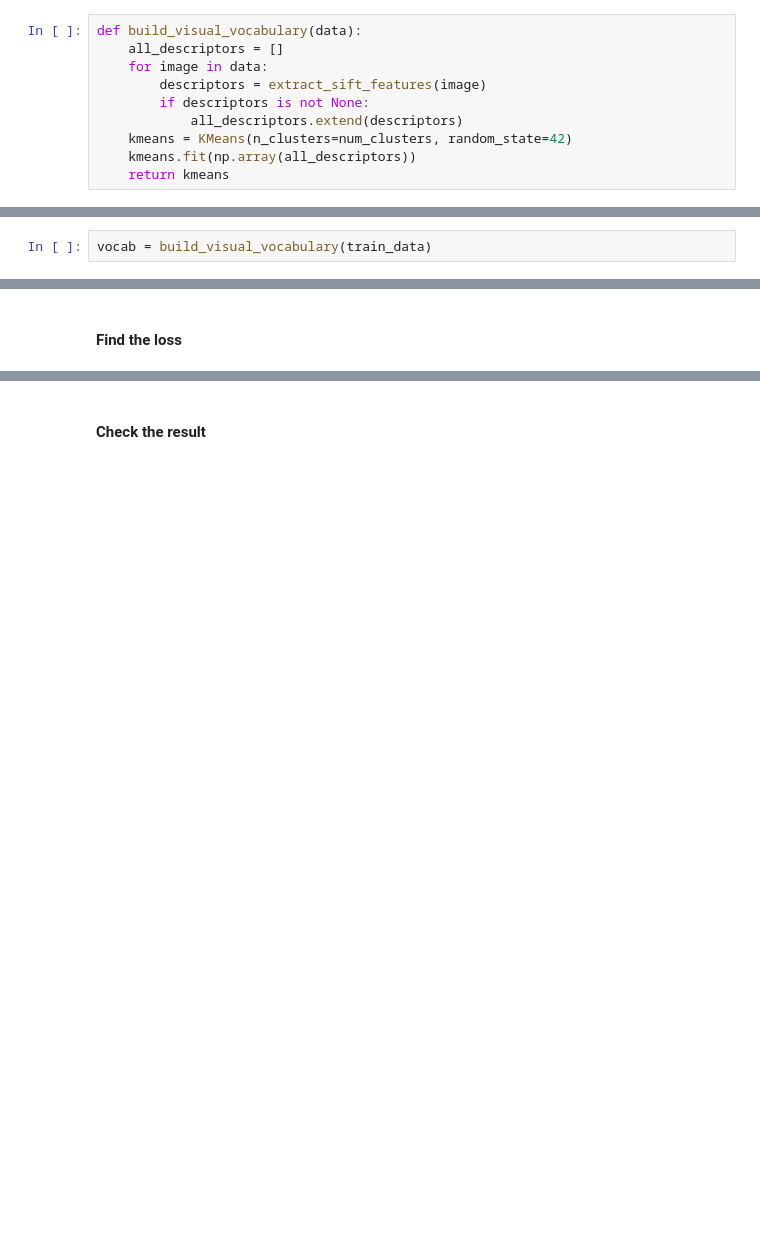
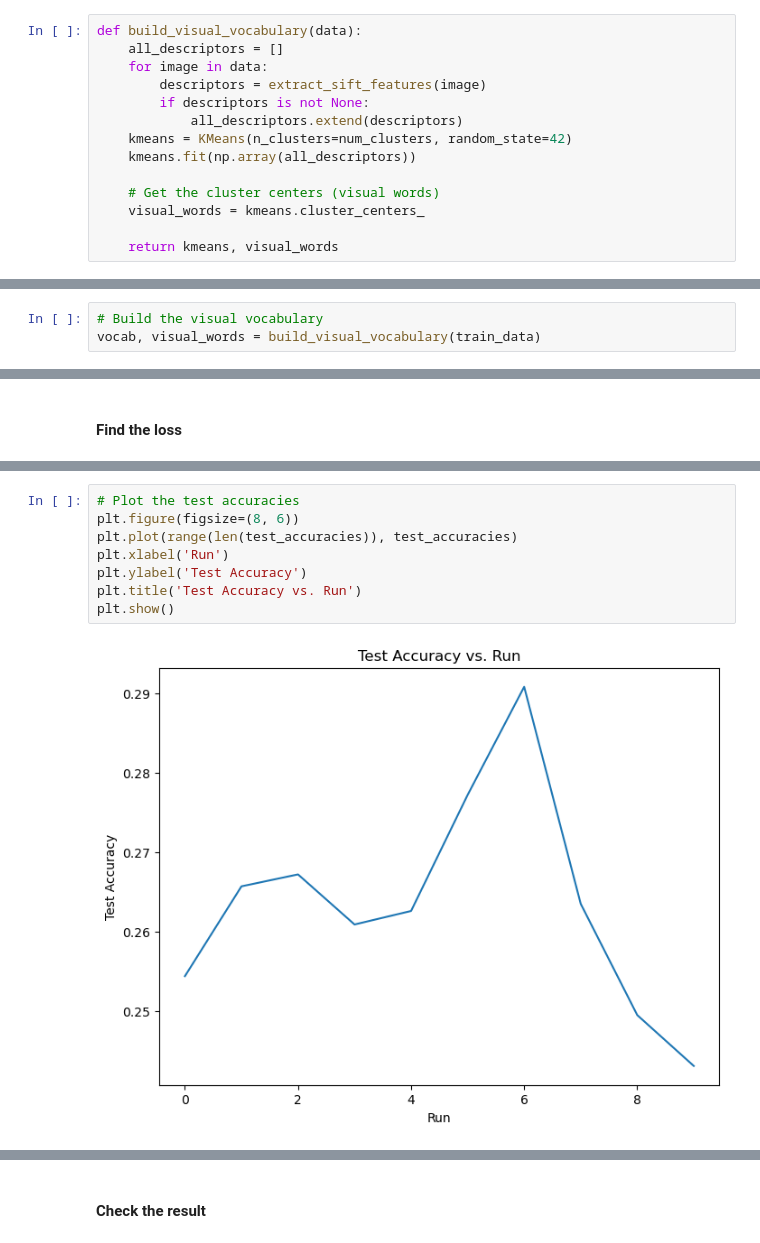
Before and after one commit to abhishekbagde/CIFAR10_Dataset, a Jupyter notebook: CV_CIFAR10_SIFT.ipynb, the cells around one changed output, grey strips where cells are left out. Cells and saved outputs as stored; diff of their text form; blank space fills up the shorter version.

```diff
--- a/CV_CIFAR10_SIFT.ipynb
+++ b/CV_CIFAR10_SIFT.ipynb
@@ -55,7 +55,11 @@ def build_visual_vocabulary(data):
             all_descriptors.extend(descriptors)
     kmeans = KMeans(n_clusters=num_clusters, random_state=42)
     kmeans.fit(np.array(all_descriptors))
-    return kmeans
+
+    # Get the cluster centers (visual words)
+    visual_words = kmeans.cluster_centers_
+
+    return kmeans, visual_words
 # %% [markdown]
 #### Function to compute the bag-of-visual-words representation
 # %%
@@ -69,7 +73,8 @@ def compute_bovw(image, vocab):
 # %% [markdown]
 #### Build the visual vocabulary
 # %%
-vocab = build_visual_vocabulary(train_data)
+# Build the visual vocabulary
+vocab, visual_words = build_visual_vocabulary(train_data)
 # %% [markdown]
 #### Compute the bag-of-visual-words representations for training and test data
 # %%
@@ -112,0 +189,10 @@ Validation loss: 3.6402
+# %%
+# Plot the test accuracies
+plt.figure(figsize=(8, 6))
+plt.plot(range(len(test_accuracies)), test_accuracies)
+plt.xlabel('Run')
+plt.ylabel('Test Accuracy')
+plt.title('Test Accuracy vs. Run')
+plt.show()
+# %% [output]
+[figure, added]
```
Also changed, not shown: parts of 10 cells of this notebook, 1 other file.
